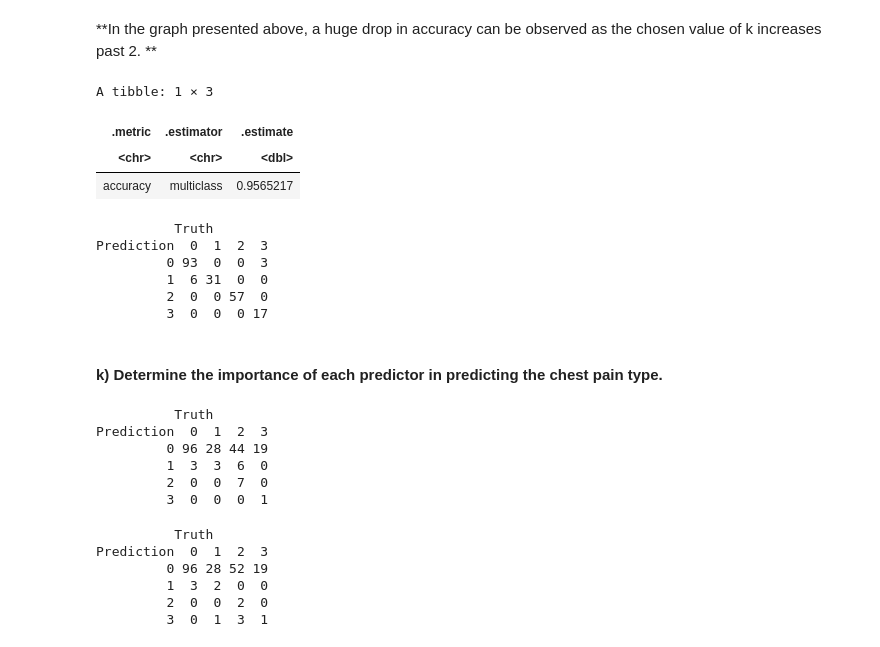
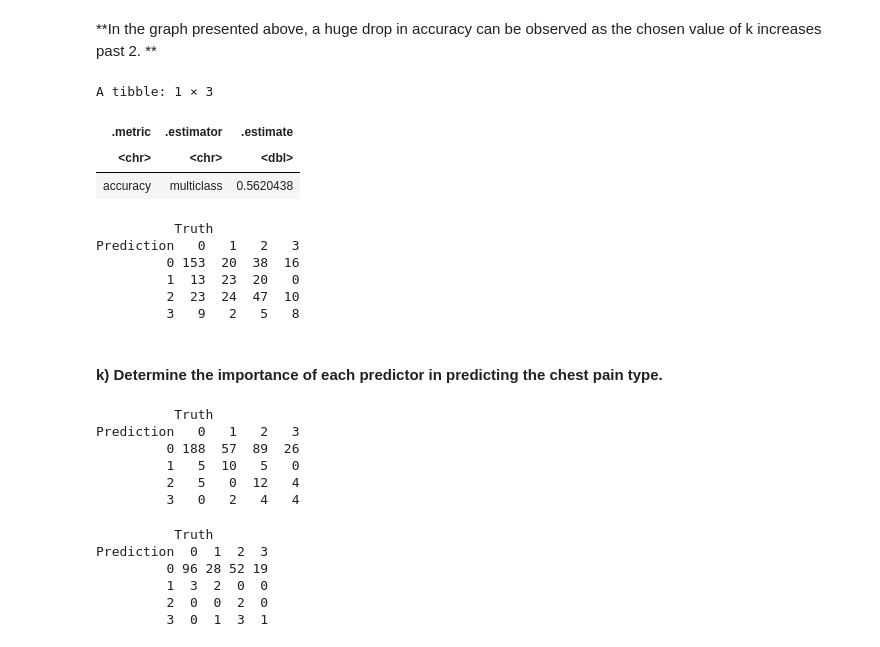
Before and after one commit to BurakMOzkan/DSCI100_group_3, a Jupyter notebook: FINAL_REPORT.ipynb, the cells around one changed output. Cells and saved outputs as stored; diff of their text form; code cells hidden in the pictures.

```diff
--- a/FINAL_REPORT.ipynb
+++ b/FINAL_REPORT.ipynb
@@ -63,7 +63,7 @@ set.seed(1)
 # %% [markdown]
 #### **b) Secondly, we import the data from the heart.csv file that we have uploaded to our GitHub server by looking at the raw data and inputting the link into the read_csv function which yields the data.**
 # %%
-url <- read_csv("https://raw.githubusercontent.com/BurakMOzkan/DSCI100_group_3/main/heart.csv?token=GHSAT0AAAAAACLARWE452AZBS4ZVBPYRRAKZLJCZIA")
+url <- read_csv("https://raw.githubusercontent.com/BurakMOzkan/DSCI100_group_3/main/heart.csv?token=GHSAT0AAAAAACKF3K3OHHJA5AAQQUD4RFXIZLLOV7Q")
 url
 # %% [output]
 Rows: 1025 Columns: 14
@@ -107,6 +107,7 @@ A tibble: 1025 × 5
 # %% [markdown]
 #### **d) Before we build our model, divide the data into training and testing data sets, as well as set the seed to make the data split reproducible.**
 # %%
-hd_split <- initial_split(heart_disease, prop = 0.80, strata = chest_pain_type)
+hd_split <- initial_split(heart_disease, prop = 0.60, strata = chest_pain_type)
 hd_train <- training(hd_split)
 hd_test <- testing(hd_split)
+hd_split
@@ -216,42 +263,42 @@ which_k
 # %% [markdown]
 **In the graph presented above, a huge drop in accuracy can be observed as the chosen value of k increases past 2. **
 # %%
-hd_spec_best <- nearest_neighbor(weight_func = "rectangular", neighbors = 1) |>
+hd_spec_best <- nearest_neighbor(weight_func = "rectangular", neighbors = 5) |>
            set_engine("kknn") |>
            set_mode("classification")
 
 hd_fit_best <- workflow() |>
           add_recipe(hd_recipe) |>
           add_model(hd_spec_best) |>
           fit(data = hd_train)
 
 hd_predictions_best <- predict(hd_fit_best, hd_test) |>
                   bind_cols(hd_test)
 
 hd_accuracy_best <- hd_predictions_best |>
                metrics(truth = chest_pain_type, estimate = .pred_class) |>
                filter(.metric == "accuracy")
 
 matrix_best <- hd_predictions_best |>
     conf_mat(truth = chest_pain_type, estimate = .pred_class)
 
 hd_accuracy_best
 matrix_best
 # %% [output]
 A tibble: 1 × 3
 | .metric | .estimator | .estimate |
 | <chr> | <chr> | <dbl> |
-| accuracy | multiclass | 0.9565217 |
+| accuracy | multiclass | 0.5620438 |
           Truth
-Prediction  0  1  2  3
-         0 93  0  0  3
-         1  6 31  0  0
-         2  0  0 57  0
-         3  0  0  0 17
+Prediction   0   1   2   3
+         0 153  20  38  16
+         1  13  23  20   0
+         2  23  24  47  10
+         3   9   2   5   8
 # %% [markdown]
 #### **k) Determine the importance of each predictor in predicting the chest pain type.**
 # %%
-test_spec <- nearest_neighbor(weight_func = "rectangular", neighbors = 10) |>
+test_spec <- nearest_neighbor(weight_func = "rectangular", neighbors = 2) |>
            set_engine("kknn") |>
            set_mode("classification")
 
@@ -272,11 +319,11 @@ age_matrix <- age_predictions |>
 age_matrix
 # %% [output]
           Truth
-Prediction  0  1  2  3
-         0 96 28 44 19
-         1  3  3  6  0
-         2  0  0  7  0
-         3  0  0  0  1
+Prediction   0   1   2   3
+         0 188  57  89  26
+         1   5  10   5   0
+         2   5   0  12   4
+         3   0   2   4   4
 # %%
 # resting_bp
 resting_bp_recipe <- recipe(chest_pain_type ~ resting_bp, data = hd_train)
```
Also changed, not shown: parts of 9 cells of this notebook.
